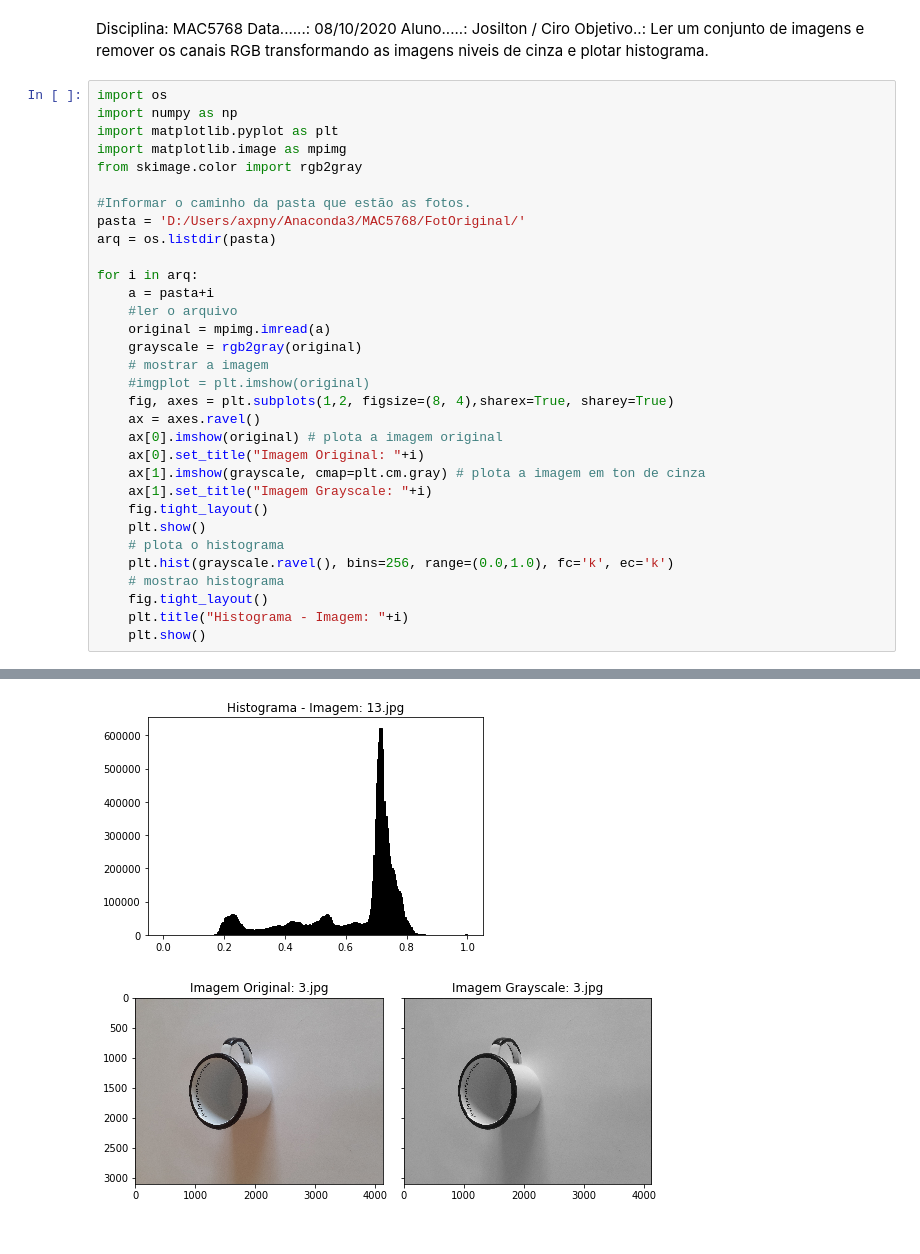
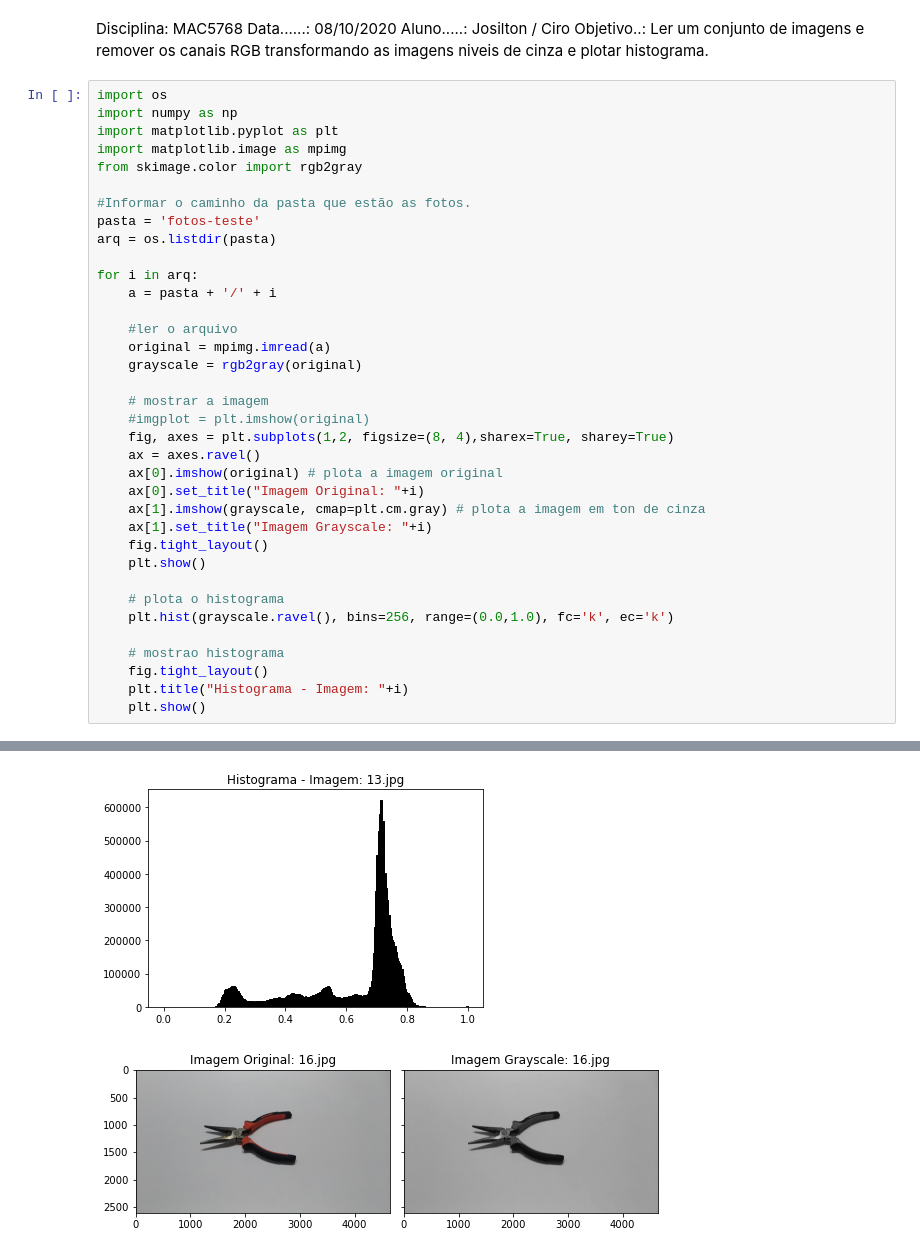
Before and after one commit to cirobr/mac5768-visao-processamento-imagens-projeto, a Jupyter notebook: GrayScaleHistogram.ipynb, the cells around one changed output, grey strips where cells are left out. Saved outputs shown, nothing was run; the diff lists cells and outputs as text.

Commit message:
adicionada pasta fotos-teste

```diff
--- a/GrayScaleHistogram.ipynb
+++ b/GrayScaleHistogram.ipynb
@@ -11,14 +11,16 @@ import matplotlib.image as mpimg
 from skimage.color import rgb2gray
 
 #Informar o caminho da pasta que estão as fotos.
-pasta = 'D:/Users/axpny/Anaconda3/MAC5768/FotOriginal/'
+pasta = 'fotos-teste'
 arq = os.listdir(pasta)
 
 for i in arq:
-    a = pasta+i
+    a = pasta + '/' + i
+
     #ler o arquivo
     original = mpimg.imread(a)
     grayscale = rgb2gray(original)
+
     # mostrar a imagem
     #imgplot = plt.imshow(original)
     fig, axes = plt.subplots(1,2, figsize=(8, 4),sharex=True, sharey=True)
@@ -29,8 +31,10 @@ for i in arq:
     ax[1].set_title("Imagem Grayscale: "+i)
     fig.tight_layout()
     plt.show()
+
     # plota o histograma
     plt.hist(grayscale.ravel(), bins=256, range=(0.0,1.0), fc='k', ec='k')
+
     # mostrao histograma
     fig.tight_layout()
     plt.title("Histograma - Imagem: "+i)
@@ -40,2 +44,2 @@ for i in arq:
-[figure, old version]
+[figure, new version]
-[figure, old version]
+[figure, new version]
```
Also changed, not shown: parts of 1 cell of this notebook, 3 other files.
